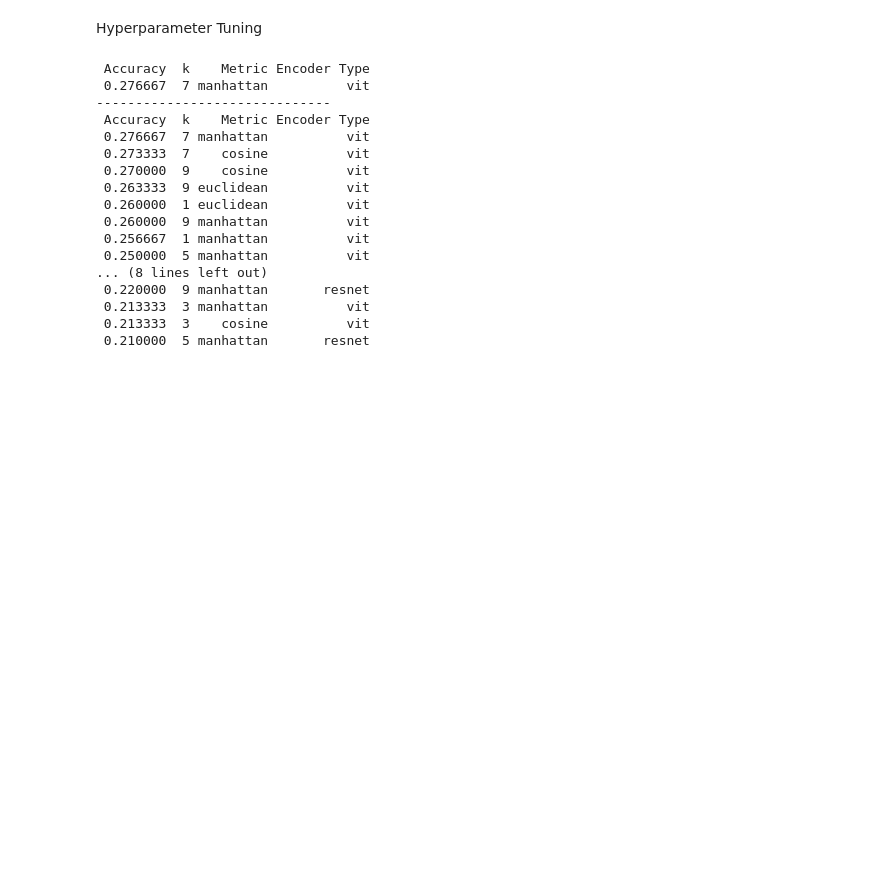
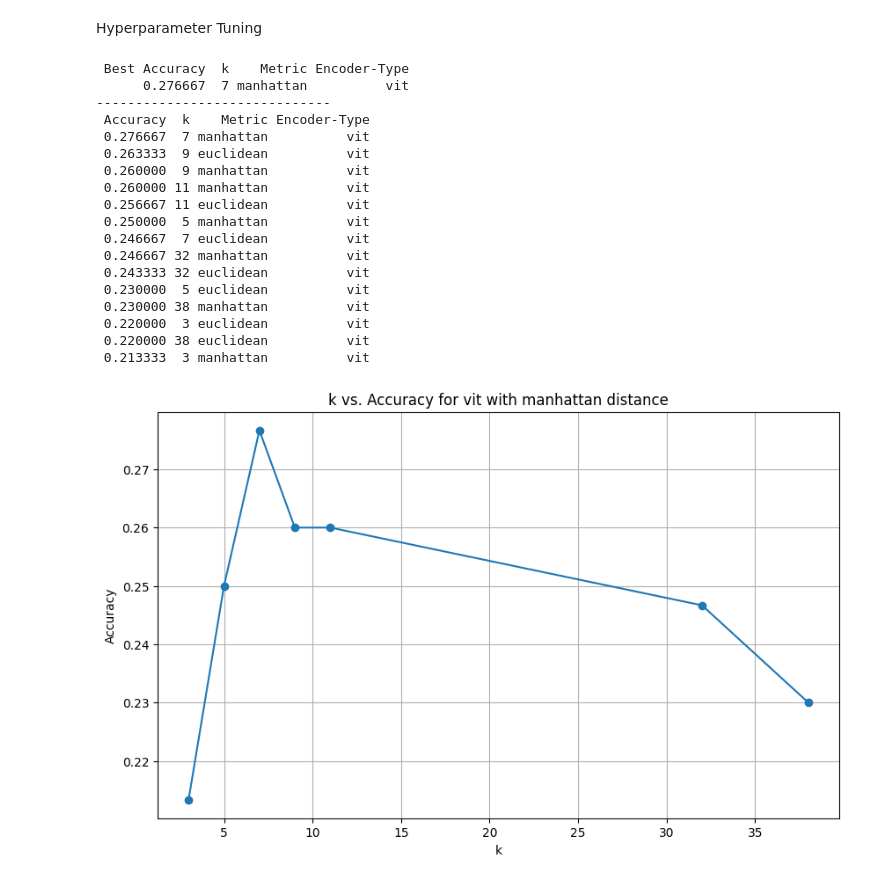
Before and after one commit to ROHIT32767/KNN-Decision-Trees, a Jupyter notebook: code.ipynb, the cells around one changed output. Saved outputs shown, nothing was run; the diff lists cells and outputs as text; code cells hidden in the pictures; blank space fills up the shorter version.

Commit message:
Graph done

```diff
--- a/code.ipynb
+++ b/code.ipynb
@@ -138,52 +138,67 @@ class KNN:
 Hyperparameter Tuning
 # %%
 KNN = KNN(3,'vit','manhattan')
-K = [1,3,5,7,9]
-metric = ['manhattan','euclidean','cosine']
-encoder_type = ['vit','resnet']
+K = [3,5,7,9,11,32,38]
+metric = ['manhattan','euclidean']
+encoder_type = ['vit']
 KNN.data_split(data)
 tuples = []
 for k in K:
     for metric_type in metric:
         for encoder in encoder_type:
             KNN.set_encoder_type(encoder)
             KNN.set_k(k)
             KNN.set_metric(metric_type)
             KNN.train(KNN.get_encoder_type())
             F1_score, accuracy, precision, recall = KNN.evaluate(KNN.validate_embeddings, KNN.validate_labels)
             tuples.append((accuracy,k,metric_type,encoder))
 
 sorted_tuples = sorted(tuples, key=lambda x: x[0], reverse=True)
 best_triplet = sorted_tuples[0]
 # print_data = [[' Best Accuracy',best_triplet[0]],['K',best_triplet[1]],['metric_type',best_triplet[2]],['encoder_type',best_triplet[3]]]
 # df = pd.DataFrame(print_data,columns=['Measure','Value'])
 # print(df)
 best_triplets = sorted_tuples[:1]
-df = pd.DataFrame(best_triplets, columns=['Best Accuracy', 'k', 'Metric', 'Encoder Type'])
+df = pd.DataFrame(best_triplets, columns=['Best Accuracy', 'k', 'Metric', 'Encoder-Type'])
 # Display the DataFrame without the default index column
 print(df.to_string(index=False))
 print('------------------------------')
 top_triplets = sorted_tuples[:20]
 # for rank, triplet in enumerate(best_triplets[:20], start=1):
 #     print(f"Rank {rank}: k={triplet[1]}, encoder={triplet[2]}, distance metric={triplet[3]}, accuracy={triplet[0]}")
-df = pd.DataFrame(top_triplets, columns=['Accuracy', 'k', 'Metric', 'Encoder Type'])
+df = pd.DataFrame(top_triplets, columns=['Accuracy', 'k', 'Metric', 'Encoder-Type'])
 # Display the DataFrame without the default index column
 print(df.to_string(index=False))
+given_metric = 'manhattan'
+given_encoder_type = 'vit'
+k_tuples = sorted(sorted_tuples, key=lambda x: x[1])
+filtered_tuples = [(accuracy, k, metric, encoder_type) for accuracy, k, metric, encoder_type in k_tuples
+                 if metric == given_metric and encoder_type == given_encoder_type]
+filtered_df = pd.DataFrame(filtered_tuples, columns=['Accuracy', 'k', 'Metric', 'Encoder Type'])
+plt.figure(figsize=(10, 6))
+plt.plot(filtered_df['k'], filtered_df['Accuracy'], marker='o')
+plt.title(f'K vs Accuracy for {given_encoder_type} with {given_metric} distance')
+plt.xlabel('k')
+plt.ylabel('Accuracy')
+plt.grid(True)
+plt.show()
 # %% [output]
- Accuracy  k    Metric Encoder Type
+ Best Accuracy  k    Metric Encoder-Type
+      0.276667  7 manhattan          vit
+------------------------------
+ Accuracy  k    Metric Encoder-Type
  0.276667  7 manhattan          vit
-------------------------------
- Accuracy  k    Metric Encoder Type
- 0.276667  7 manhattan          vit
- 0.273333  7    cosine          vit
- 0.270000  9    cosine          vit
  0.263333  9 euclidean          vit
- 0.260000  1 euclidean          vit
  0.260000  9 manhattan          vit
- 0.256667  1 manhattan          vit
+ 0.260000 11 manhattan          vit
+ 0.256667 11 euclidean          vit
  0.250000  5 manhattan          vit
-... (8 lines left out)
- 0.220000  9 manhattan       resnet
+ 0.246667  7 euclidean          vit
+ 0.246667 32 manhattan          vit
+ 0.243333 32 euclidean          vit
+ 0.230000  5 euclidean          vit
+ 0.230000 38 manhattan          vit
+ 0.220000  3 euclidean          vit
+ 0.220000 38 euclidean          vit
  0.213333  3 manhattan          vit
- 0.213333  3    cosine          vit
- 0.210000  5 manhattan       resnet
+[figure, added]
```
Also changed, not shown: parts of 1 cell of this notebook.
